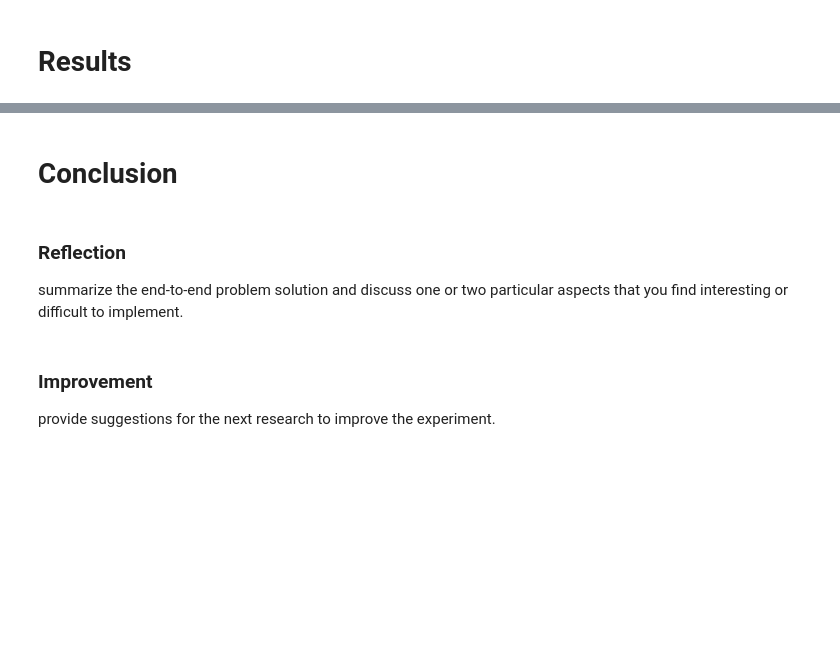
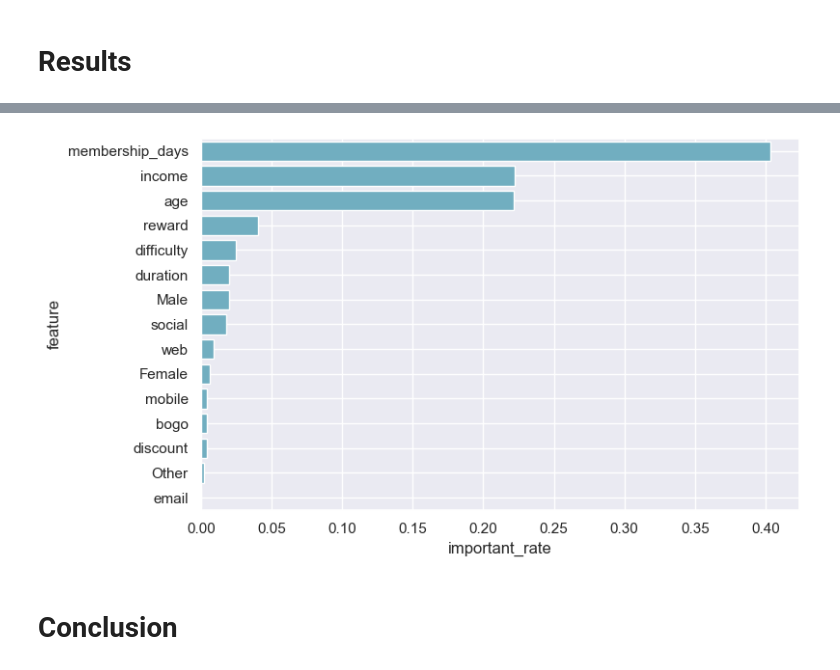
Before and after one commit to hunglng/dsnd-starbuck, a Jupyter notebook: Starbucks_Capstone_notebook.ipynb, the cells around one changed output, grey strips where cells are left out. Cells and saved outputs as stored; diff of their text form; code cells hidden in the pictures; blank space fills up the shorter version.

```diff
--- a/Starbucks_Capstone_notebook.ipynb
+++ b/Starbucks_Capstone_notebook.ipynb
@@ -624,7 +707,7 @@ from sklearn.metrics import accuracy_score, f1_score
 # %%
-def train_model(clf, param_grid, X_train, y_train, X_test, y_test):
+def tuning_model(clf, param_grid, X_train=X_train, y_train=y_train, verbose=0):
     '''
-    Fit the classifier using GridSearchCV
+    Tuning model using GridSearchCV
 
     PARAMETERS:
     - clf: classifier
@@ -633,11 +716,16 @@ def train_model(clf, param_grid, X_train, y_train, X_test, y_test):
     - y_train: label training
     - X_test: features test
     - y_test: label test
+
+    RETURN:
+    -  Fitted estimator
     '''
+    pipeline_rf = Pipeline([('mms', MinMaxScaler()),('clf', clf)])
 
+    grid = GridSearchCV(pipeline_rf, param_grid, scoring='f1', cv=3, verbose=verbose)
     start = time.time()
-    grid = GridSearchCV(clf, param_grid, scoring='f1')
-    print("Training {} :".format(clf.__class__.__name__))
-    grid.fit(X, y)
+    grid.fit(X_train, y_train)
     end = time.time()
-    time_taken = round(end-start,2)
+    print("Training time: {} secs".format(round(end-start,2)))
+
+    return grid
@@ -646,0 +732,7 @@ describe the process to refine the algorithms and techniques, such as using cros
+# %%
+params_rf = [{'clf__n_estimators': [10, 50, 100, 150],
+            'clf__min_samples_split': [1, 2, 3, 5, 13],
+            'clf__min_samples_leaf': [1, 2, 3, 5, 13],
+            'clf__max_features':['sqrt', None]}]
+
+grid = tuning_model(clf_rf, params_rf, verbose=0)
@@ -654,0 +868,6 @@ discuss the final results in detail and explain why some models, parameters, or
+# %%
+imp_df = pd.DataFrame(best_est[-1].feature_importances_,index=X_train.columns.tolist(),columns=['important_rate']).reset_index()
+
+imp_df.rename(columns={'index': 'feature'}, inplace=True)
+imp_df = imp_df.sort_values(by=['important_rate'], ascending=False).reset_index(drop=True)
+imp_df
@@ -655,8 +891,9 @@ discuss the final results in detail and explain why some models, parameters, or
+# %%
+plt.figure(figsize=(8,5))
+
+sns.barplot(x=imp_df.important_rate, y=imp_df.feature, color='c', data=imp_df)
+plt.grid(True);
+# %% [output]
+[figure, added]
 # %% [markdown]
 # Conclusion
-# %% [markdown]
-### Reflection
-summarize the end-to-end problem solution and discuss one or two particular aspects that you find interesting or difficult to implement.
-# %% [markdown]
-### Improvement
-provide suggestions for the next research to improve the experiment.
```
Also changed, not shown: parts of 38 cells of this notebook, 1 other file.
